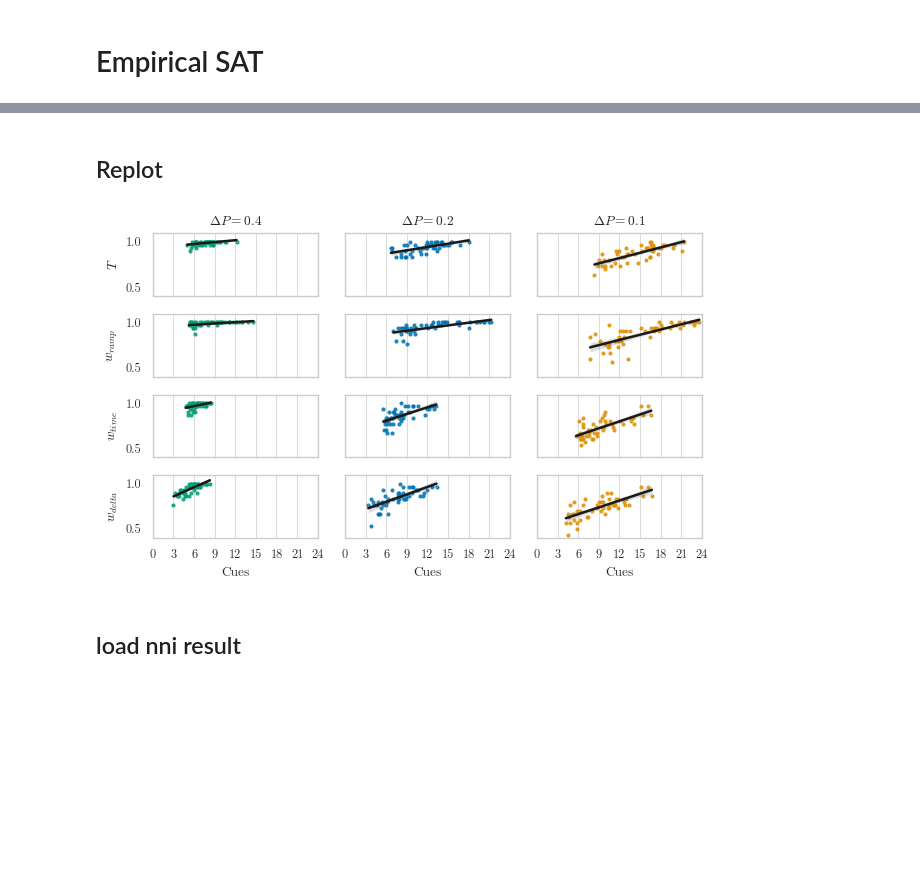
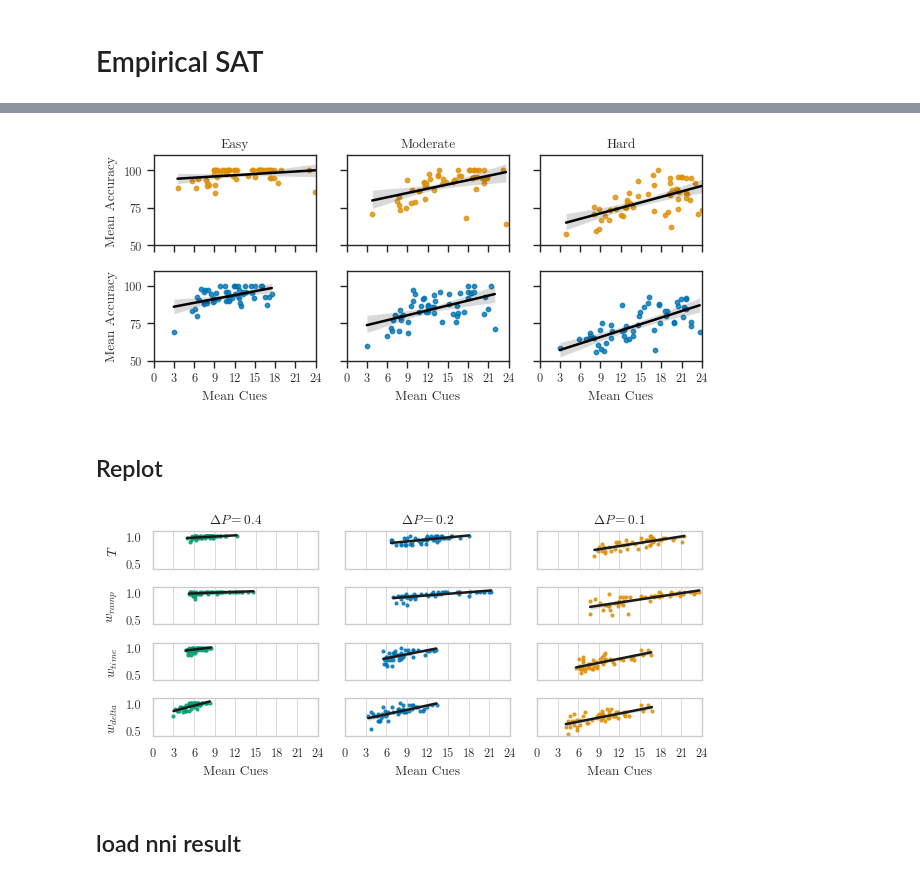
Before and after one commit to psipeter/value-accumulation, a Jupyter notebook: analysis.ipynb, the cells around one changed output, grey strips where cells are left out. Cells and saved outputs as stored; diff of their text form; code cells hidden in the pictures; blank space fills up the shorter version.

Commit message:
updated plotting for phd defense

```diff
--- a/analysis.ipynb
+++ b/analysis.ipynb
@@ -10,7 +10,7 @@ from sklearn.decomposition import PCA
 
 palette = sns.color_palette("colorblind")
 sns.set_palette(palette)
-sns.set(context='paper', style='whitegrid', font='CMU Serif', rc={'font.size':12, 'mathtext.fontset': 'cm', "grid.linewidth": 0.5, "axes.grid": True, "axes.grid.axis": "x"})
+sns.set(context='paper', style='ticks', font='CMU Serif', rc={'font.size':12, 'mathtext.fontset': 'cm'})
 # %% [markdown]
 # Fast vs Slow
 # %%
@@ -594,3 +676,29 @@ fig.savefig(f"plots/SAT_simulated.png", dpi=600)
+# %%
+sat_data2 = sat_data
+sat_data2['correct'] = 100*sat_data['mean correct']
+
+fig, axes = plt.subplots(nrows=2, ncols=3, figsize=((6.38, 3)), sharex=True, sharey=True)
+sns.regplot(data=sat_data2.query("agent=='human' & dP==0.4"), x='mean cues', y='correct', scatter_kws={'s': 10}, line_kws={'color': 'black'}, color=palette[1], ax=axes[0][0])
+sns.regplot(data=sat_data2.query("agent=='human' & dP==0.2"), x='mean cues', y='correct', scatter_kws={'s': 10}, line_kws={'color': 'black'}, color=palette[1], ax=axes[0][1])
+sns.regplot(data=sat_data2.query("agent=='human' & dP==0.1"), x='mean cues', y='correct', scatter_kws={'s': 10}, line_kws={'color': 'black'}, color=palette[1], ax=axes[0][2])
+sns.regplot(data=sat_data2.query("agent=='model' & dP==0.4"), x='mean cues', y='correct', scatter_kws={'s': 10}, line_kws={'color': 'black'}, color=palette[0], ax=axes[1][0])
+sns.regplot(data=sat_data2.query("agent=='model' & dP==0.2"), x='mean cues', y='correct', scatter_kws={'s': 10}, line_kws={'color': 'black'}, color=palette[0], ax=axes[1][1])
+sns.regplot(data=sat_data2.query("agent=='model' & dP==0.1"), x='mean cues', y='correct', scatter_kws={'s': 10}, line_kws={'color': 'black'}, color=palette[0], ax=axes[1][2])
+# sns.regplot(data=sat_data.query("agent=='human' & dP==0.4"), x='mean cues', y='mean correct', scatter=False, line_kws={'color': 'gray'}, color=palette[2], ax=axes[0])
+# sns.regplot(data=sat_data.query("agent=='human' & dP==0.2"), x='mean cues', y='mean correct', scatter=False, line_kws={'color': 'gray'}, color=palette[0], ax=axes[1])
+# sns.regplot(data=sat_data.query("agent=='human' & dP==0.1"), x='mean cues', y='mean correct', scatter=False, line_kws={'color': 'gray'}, color=palette[1], ax=axes[2])
+axes[0][0].set(ylabel='Mean Accuracy', xlabel=None, title="Easy", ylim=((50, 110)), yticks=((50, 75, 100)))
+axes[0][1].set(ylabel=None, xlabel=None, title="Moderate")
+axes[0][2].set(ylabel=None, xlabel=None, title="Hard", xticks=np.arange(0, 27, 3), xlim=((0, 24)))
+axes[1][0].set(ylabel='Mean Accuracy', xlabel='Mean Cues', ylim=((50, 110)), yticks=((50, 75, 100)))
+axes[1][1].set(ylabel=None, xlabel='Mean Cues')
+axes[1][2].set(ylabel=None, xlabel='Mean Cues', xticks=np.arange(0, 27, 3), xlim=((0, 24)))
+
+plt.tight_layout()
+fig.savefig(f"plots/SAT_trends.svg")
+fig.savefig(f"plots/SAT_trends.png", dpi=600)
+# %% [output]
+[figure, added]
 # %% [markdown]
 ## Replot
 # %%
@@ -601,7 +709,7 @@ data_w_ramp = pd.read_pickle(f"data/scan_w_ramp_nNetworks{nNetworks}_nTrials{nTr
 data_w_time = pd.read_pickle(f"data/scan_w_time_nNetworks{nNetworks}_nTrials{nTrials}_collapsed.pkl")
 data_w_delta = pd.read_pickle(f"data/scan_w_delta_nNetworks{nNetworks}_nTrials{nTrials}_collapsed.pkl")
 
-fig, axes = plt.subplots(nrows=4, ncols=3, figsize=((6.38, 4)), sharex=True, sharey=True)
+fig, axes = plt.subplots(nrows=4, ncols=3, figsize=((6.38, 3)), sharex=True, sharey=True)
 sns.regplot(data=data_T.query("dP==0.4"), x='mean cues', y='mean correct', scatter_kws={'s': 4}, line_kws={'color': 'k'}, color=palette[2], ax=axes[0][0])
 sns.regplot(data=data_T.query("dP==0.2"), x='mean cues', y='mean correct', scatter_kws={'s': 4}, line_kws={'color': 'k'}, color=palette[0], ax=axes[0][1])
 sns.regplot(data=data_T.query("dP==0.1"), x='mean cues', y='mean correct', scatter_kws={'s': 4}, line_kws={'color': 'k'}, color=palette[1], ax=axes[0][2])
@@ -609,37 +717,37 @@ sns.regplot(data=data_T.query("dP==0.1"), x='mean cues', y='mean correct', scatt
 sns.regplot(data=data_w_ramp.query("dP==0.4"), x='mean cues', y='mean correct', scatter_kws={'s': 4}, line_kws={'color': 'k'}, color=palette[2], ax=axes[1][0])
 sns.regplot(data=data_w_ramp.query("dP==0.2"), x='mean cues', y='mean correct', scatter_kws={'s': 4}, line_kws={'color': 'k'}, color=palette[0], ax=axes[1][1])
 sns.regplot(data=data_w_ramp.query("dP==0.1"), x='mean cues', y='mean correct', scatter_kws={'s': 4}, line_kws={'color': 'k'}, color=palette[1], ax=axes[1][2])
 
 sns.regplot(data=data_w_time.query("dP==0.4"), x='mean cues', y='mean correct', scatter_kws={'s': 4}, line_kws={'color': 'k'}, color=palette[2], ax=axes[2][0])
 sns.regplot(data=data_w_time.query("dP==0.2"), x='mean cues', y='mean correct', scatter_kws={'s': 4}, line_kws={'color': 'k'}, color=palette[0], ax=axes[2][1])
 sns.regplot(data=data_w_time.query("dP==0.1"), x='mean cues', y='mean correct', scatter_kws={'s': 4}, line_kws={'color': 'k'}, color=palette[1], ax=axes[2][2])
 
 sns.regplot(data=data_w_delta.query("dP==0.4"), x='mean cues', y='mean correct', scatter_kws={'s': 4}, line_kws={'color': 'k'}, color=palette[2], ax=axes[3][0])
 sns.regplot(data=data_w_delta.query("dP==0.2"), x='mean cues', y='mean correct', scatter_kws={'s': 4}, line_kws={'color': 'k'}, color=palette[0], ax=axes[3][1])
 sns.regplot(data=data_w_delta.query("dP==0.1"), x='mean cues', y='mean correct', scatter_kws={'s': 4}, line_kws={'color': 'k'}, color=palette[1], ax=axes[3][2])
 
 # axes[0][0].set(ylabel='Accuracy', xlabel=None, title=r'$\Delta P=0.4$')
 axes[0][0].set(ylabel=r'$T$', xlabel=None, title=r'$\Delta P=0.4$')
 axes[0][1].set(ylabel=None, xlabel=None, title=r'$\Delta P=0.2$')
 axes[0][2].set(ylabel=None, xlabel=None, title=r'$\Delta P=0.1$')
 
 axes[1][0].set(ylabel=r'$w_{ramp}$', xlabel=None)
 axes[1][1].set(ylabel=None, xlabel=None)
 axes[1][2].set(ylabel=None, xlabel=None)
 
 axes[2][0].set(ylabel=r'$w_{time}$', xlabel=None)
 axes[2][1].set(ylabel=None, xlabel=None)
 axes[2][2].set(ylabel=None, xlabel=None)
 
-axes[3][0].set(ylabel=r'$w_{delta}$', xlabel='Cues', xticks=np.arange(0, 27, 3), xlim=((0, 24)))
-axes[3][1].set(ylabel=None, xlabel='Cues', xticks=np.arange(0, 27, 3), xlim=((0, 24)))
-axes[3][2].set(ylabel=None, xlabel='Cues', xticks=np.arange(0, 27, 3), xlim=((0, 24)))
+axes[3][0].set(ylabel=r'$w_{delta}$', xlabel='Mean Cues', xticks=np.arange(0, 27, 3), xlim=((0, 24)))
+axes[3][1].set(ylabel=None, xlabel='Mean Cues', xticks=np.arange(0, 27, 3), xlim=((0, 24)))
+axes[3][2].set(ylabel=None, xlabel='Mean Cues', xticks=np.arange(0, 27, 3), xlim=((0, 24)))
 
 plt.tight_layout()
 fig.savefig(f"plots/scans.svg")
 fig.savefig(f"plots/scans.png", dpi=600)
 # %% [output]
-[figure, old version]
+[figure, new version]
 # %% [markdown]
 ## load nni result
 # %%
```
Also changed, not shown: parts of 11 cells of this notebook, 2 other files.
